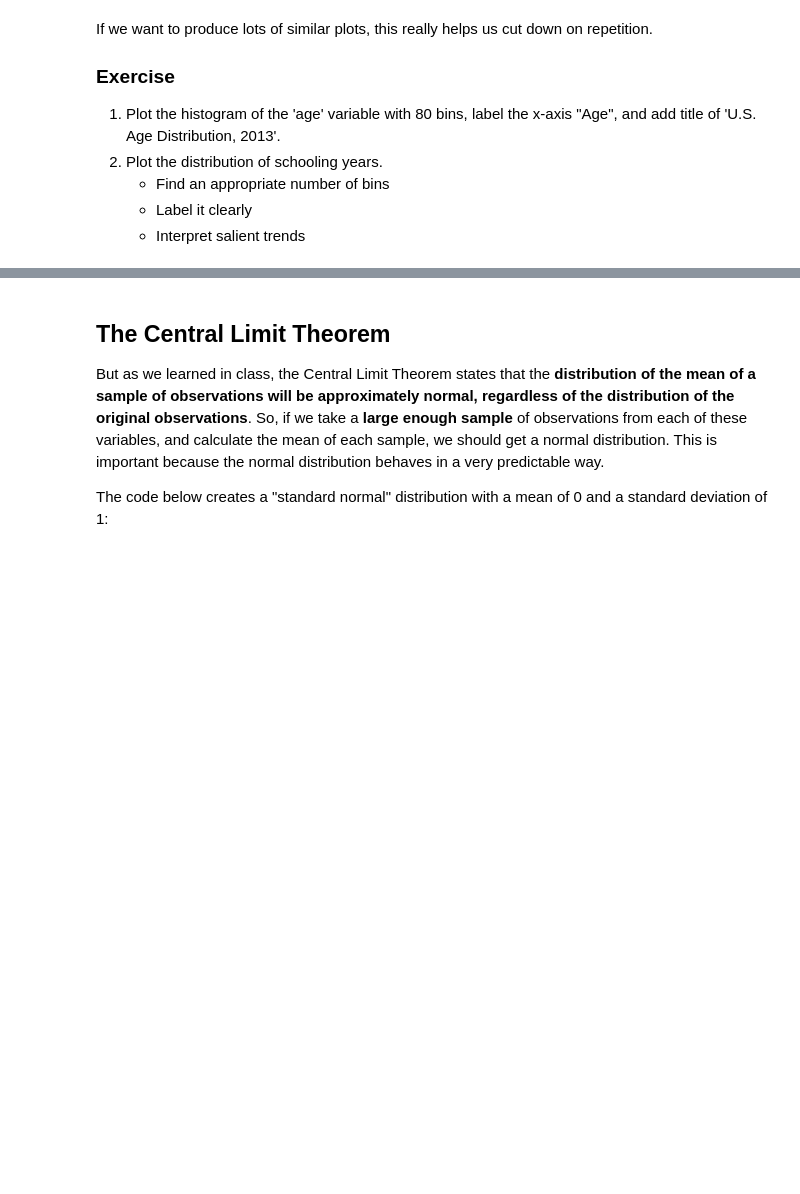
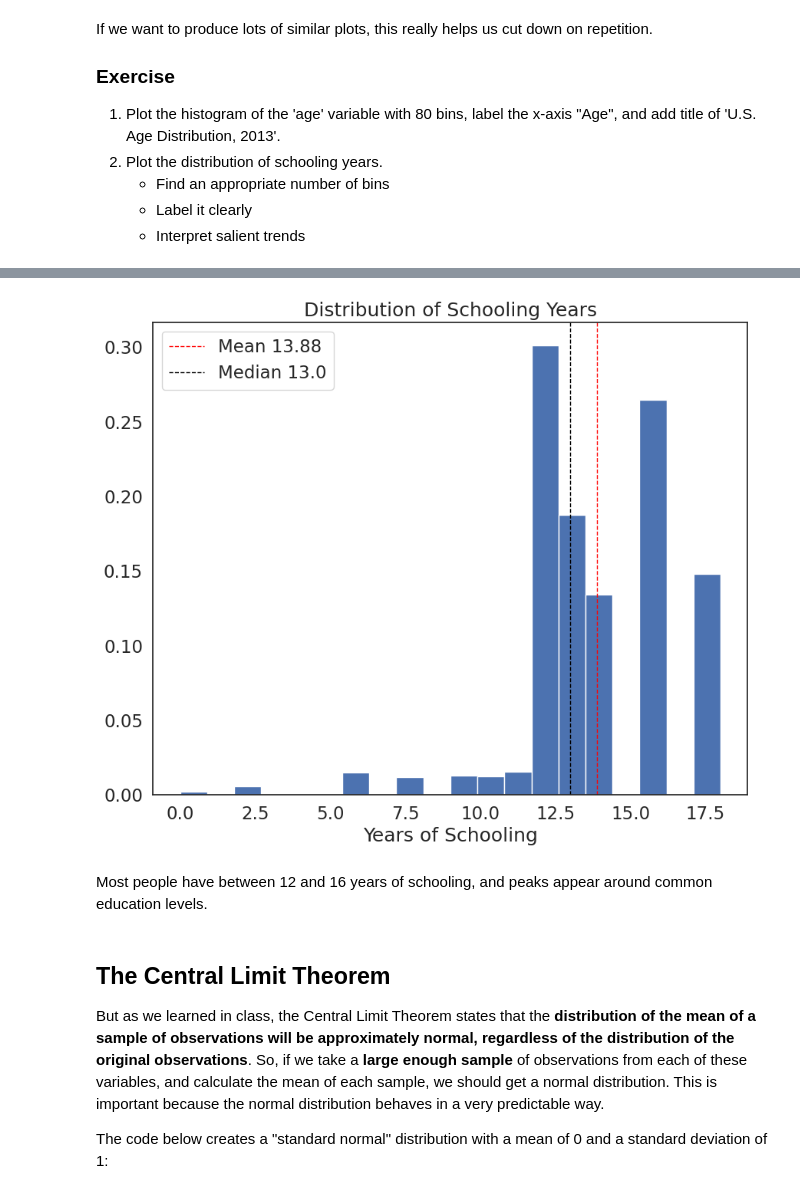
Before and after one commit to EllieHu1208/QM2, a Jupyter notebook: notebooks/W05. Distributions and Basic Statistics.ipynb, the cells around one changed output, grey strips where cells are left out. Cells and saved outputs as stored; diff of their text form; code cells hidden in the pictures; blank space fills up the shorter version.

```diff
--- a/notebooks/W05. Distributions and Basic Statistics.ipynb
+++ b/notebooks/W05. Distributions and Basic Statistics.ipynb
@@ -319,3 +338,9 @@ If we want to produce lots of similar plots, this really helps us cut down on re
+# %%
+plot_histogram(df['sch'], bin_number=20, xlab='Years of Schooling', title='Distribution of Schooling Years')
+# %% [output]
+[figure, added]
+# %% [markdown]
+Most people have between 12 and 16 years of schooling, and peaks appear around common education levels.
 # %% [markdown]
 ## The Central Limit Theorem
 
```
Also changed, not shown: parts of 14 cells of this notebook.
